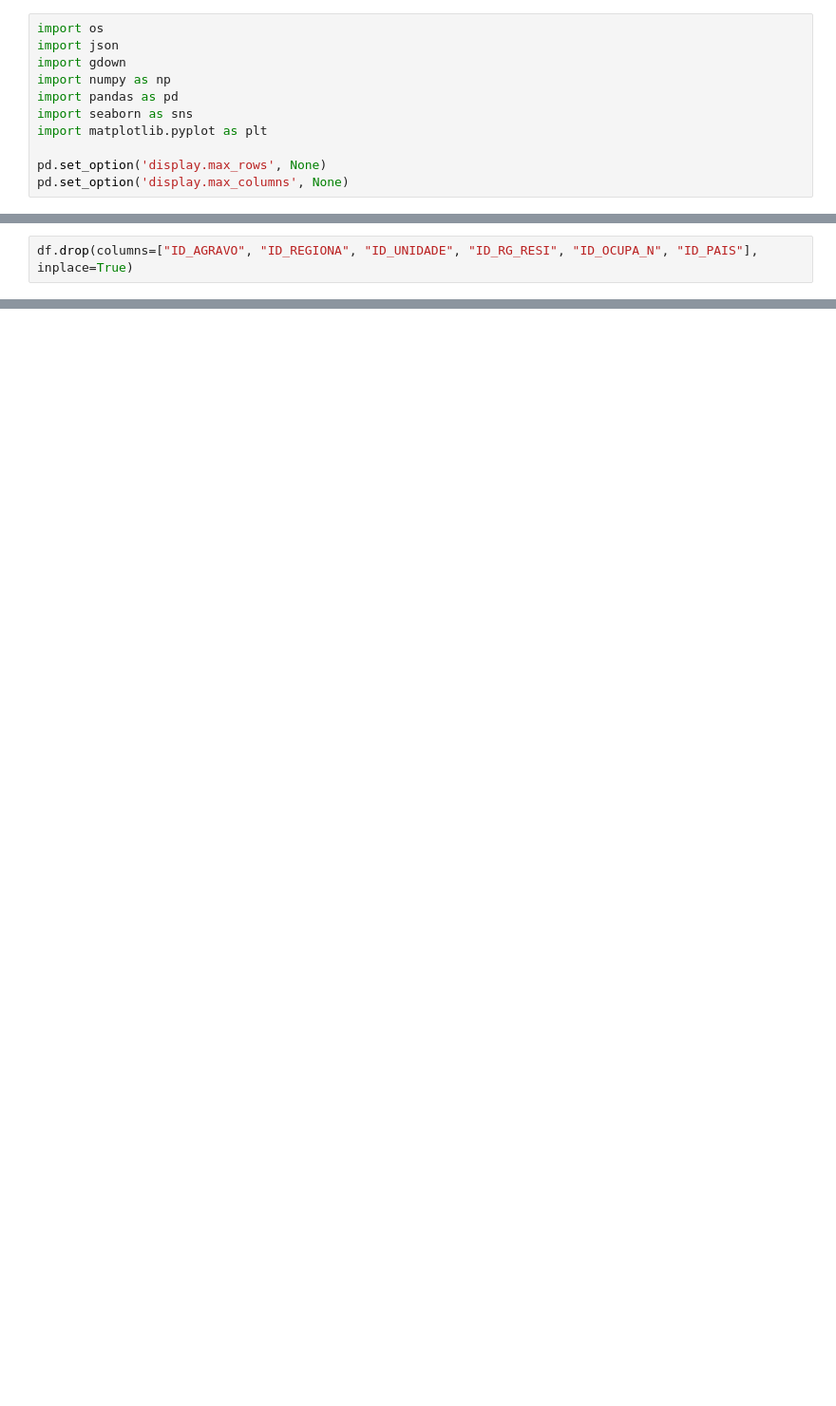
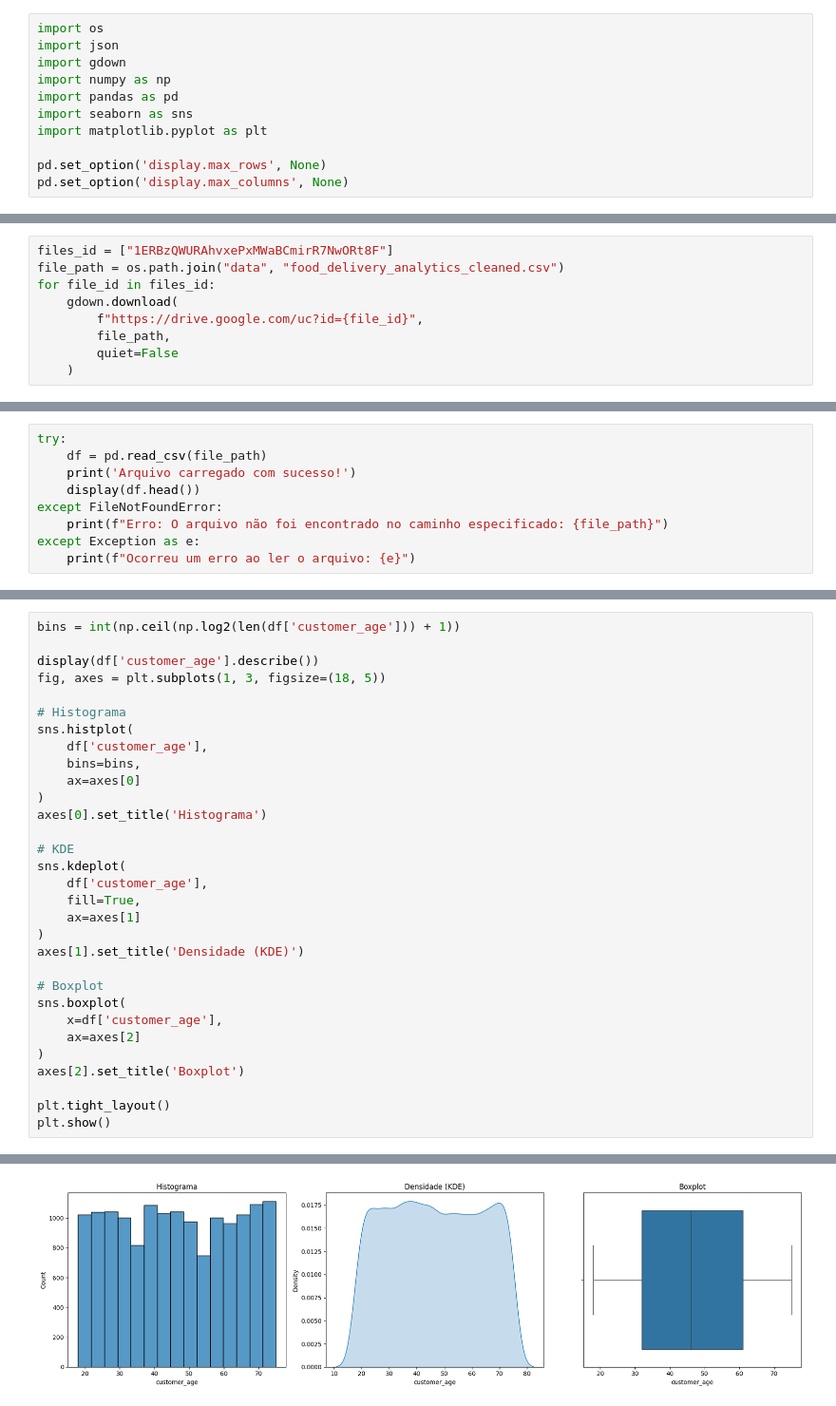
Before and after one commit to LeandroRodriguesCarneiro/pos_graduacao_analise_preparacao_dados, a Jupyter notebook: main.ipynb, the cells around one changed output, grey strips where cells are left out. Shown at 95% size. Saved outputs shown, nothing was run; the diff lists cells and outputs as text; blank space fills up the shorter version.

```diff
--- a/main.ipynb
+++ b/main.ipynb
@@ -73,2 +24,0 @@ df.head()
-# %%
-df.drop(columns=["ID_AGRAVO", "ID_REGIONA", "ID_UNIDADE", "ID_RG_RESI", "ID_OCUPA_N", "ID_PAIS"], inplace=True)
@@ -177,0 +25,9 @@ Name: count, dtype: int64
+# %%
+files_id = ["1ERBzQWURAhvxePxMWaBCmirR7NwORt8F"]
+file_path = os.path.join("data", "food_delivery_analytics_cleaned.csv")
+for file_id in files_id:
+    gdown.download(
+        f"https://drive.google.com/uc?id={file_id}",
+        file_path,
+        quiet=False
+    )
@@ -177,0 +38,9 @@ Name: count, dtype: int64
+# %%
+try:
+    df = pd.read_csv(file_path)
+    print('Arquivo carregado com sucesso!')
+    display(df.head())
+except FileNotFoundError:
+    print(f"Erro: O arquivo não foi encontrado no caminho especificado: {file_path}")
+except Exception as e:
+    print(f"Ocorreu um erro ao ler o arquivo: {e}")
@@ -177,0 +138,32 @@ Name: count, dtype: int64
+# %%
+bins = int(np.ceil(np.log2(len(df['customer_age'])) + 1))
+
+display(df['customer_age'].describe())
+fig, axes = plt.subplots(1, 3, figsize=(18, 5))
+
+# Histograma
+sns.histplot(
+    df['customer_age'],
+    bins=bins,
+    ax=axes[0]
+)
+axes[0].set_title('Histograma')
+
+# KDE
+sns.kdeplot(
+    df['customer_age'],
+    fill=True,
+    ax=axes[1]
+)
+axes[1].set_title('Densidade (KDE)')
+
+# Boxplot
+sns.boxplot(
+    x=df['customer_age'],
+    ax=axes[2]
+)
+axes[2].set_title('Boxplot')
+
+plt.tight_layout()
+plt.show()
+# %% [output]
@@ -177,0 +179 @@ Name: count, dtype: int64
+[figure, added]
```
Also changed, not shown: parts of 68 cells of this notebook.
